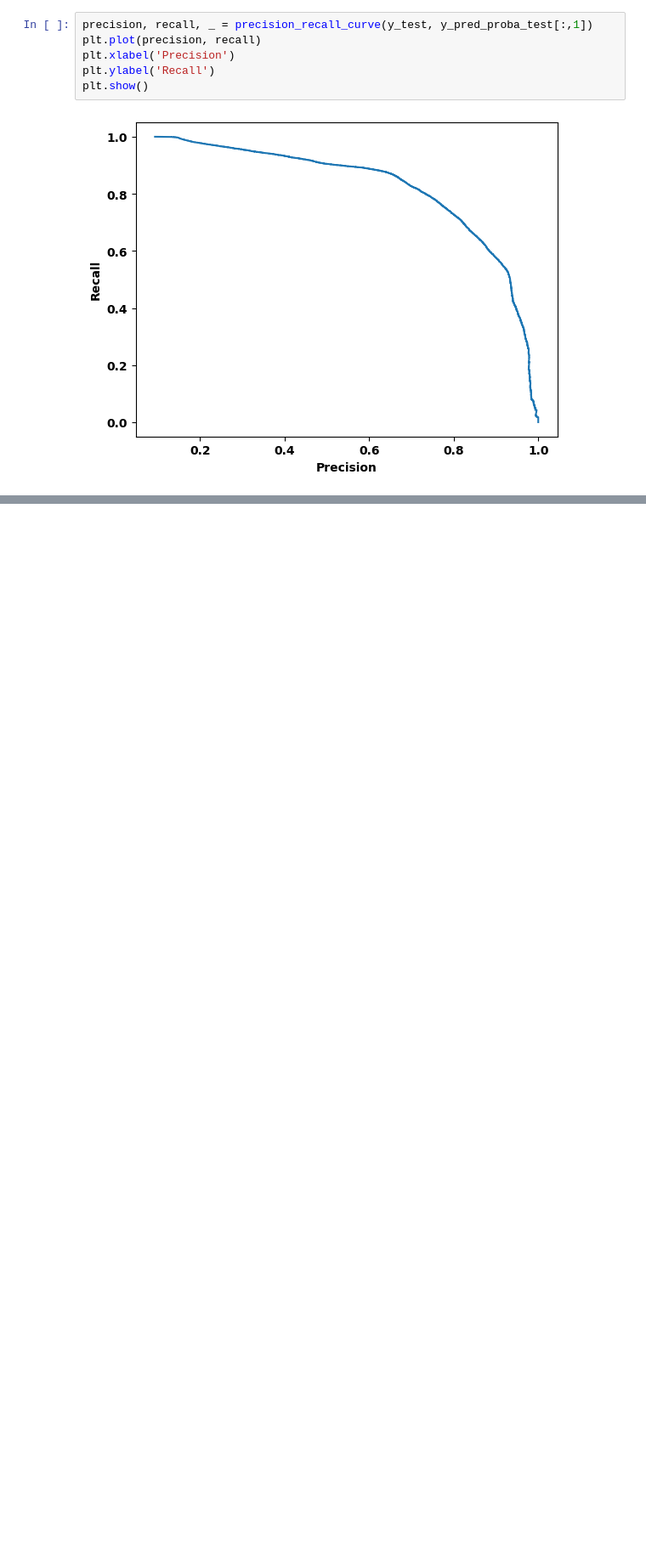
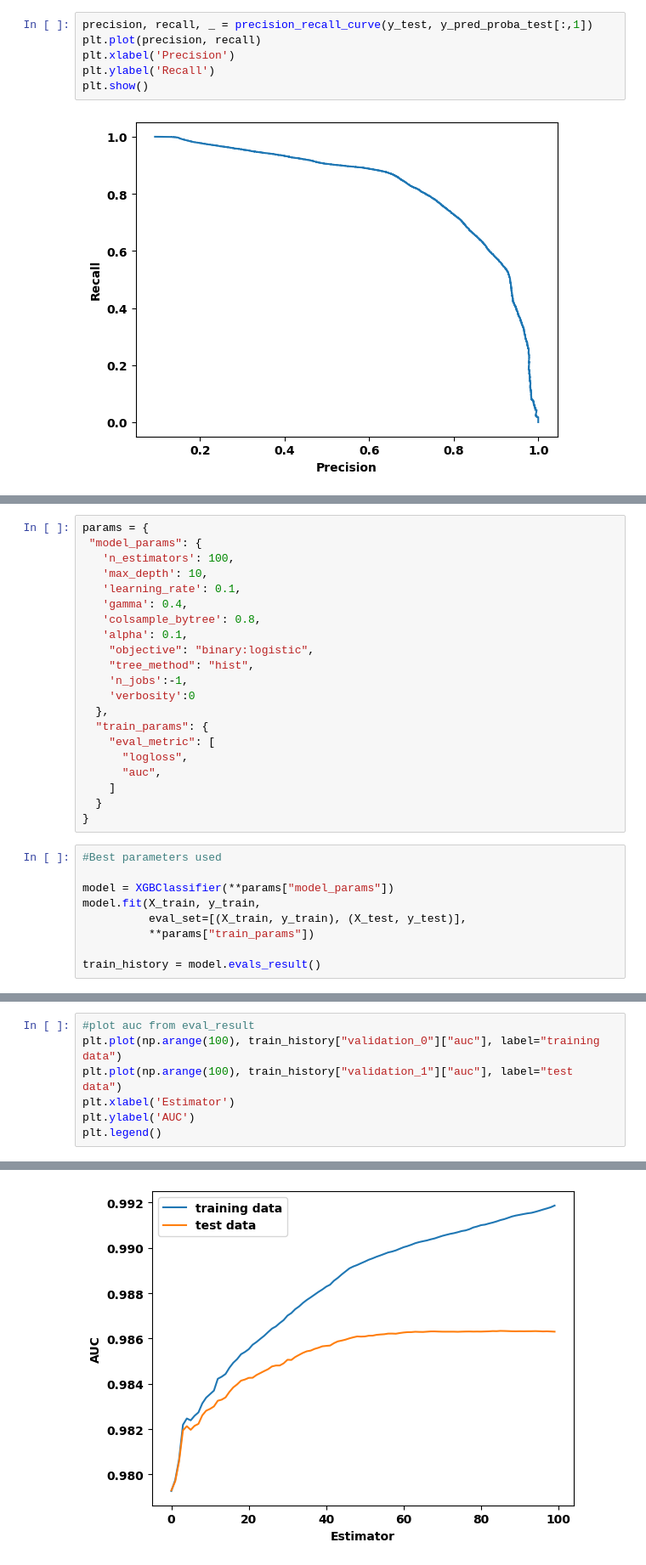
Before and after one commit to Elaveni16/Data-science, a Jupyter notebook: Capstone 2/WSDM - KKBox's Churn Prediction Challenge/notebooks/Modeling.ipynb, the cells around one changed output, grey strips where cells are left out. Shown at 85% size. Drawn from its saved outputs; the diff is of its cells as text; blank space fills up the shorter version.

```diff
--- a/Capstone 2/WSDM - KKBox's Churn Prediction Challenge/notebooks/Modeling.ipynb
+++ b/Capstone 2/WSDM - KKBox's Churn Prediction Challenge/notebooks/Modeling.ipynb
@@ -394,0 +606,30 @@ recall, ROC_auc are better with XGboost compared to Random forest
+# %%
+params = {
+ "model_params": {
+   'n_estimators': 100,
+   'max_depth': 10,
+   'learning_rate': 0.1,
+   'gamma': 0.4,
+   'colsample_bytree': 0.8,
+   'alpha': 0.1,
+    "objective": "binary:logistic",
+    "tree_method": "hist",
+    'n_jobs':-1,
+    'verbosity':0
+  },
+  "train_params": {
+    "eval_metric": [
+      "logloss",
+      "auc",
+    ]
+  }
+}
+# %%
+#Best parameters used
+
+model = XGBClassifier(**params["model_params"])
+model.fit(X_train, y_train,
+          eval_set=[(X_train, y_train), (X_test, y_test)],
+          **params["train_params"])
+
+train_history = model.evals_result()
@@ -394,0 +654,8 @@ recall, ROC_auc are better with XGboost compared to Random forest
+# %%
+#plot auc from eval_result
+plt.plot(np.arange(100), train_history["validation_0"]["auc"], label="training data")
+plt.plot(np.arange(100), train_history["validation_1"]["auc"], label="test data")
+plt.xlabel('Estimator')
+plt.ylabel('AUC')
+plt.legend()
+# %% [output]
@@ -394,0 +663 @@ recall, ROC_auc are better with XGboost compared to Random forest
+[figure, added]
```
Also changed, not shown: parts of 47 cells of this notebook, 10 other files.
